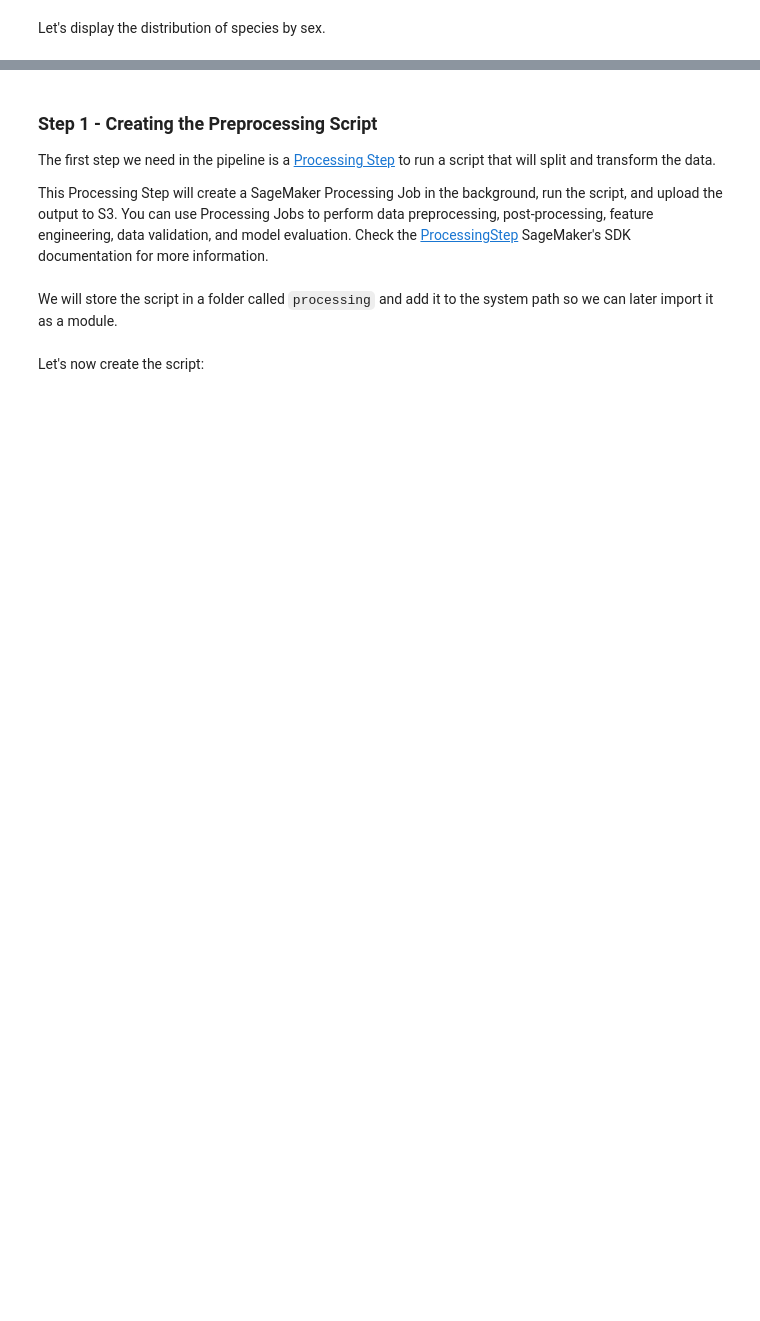
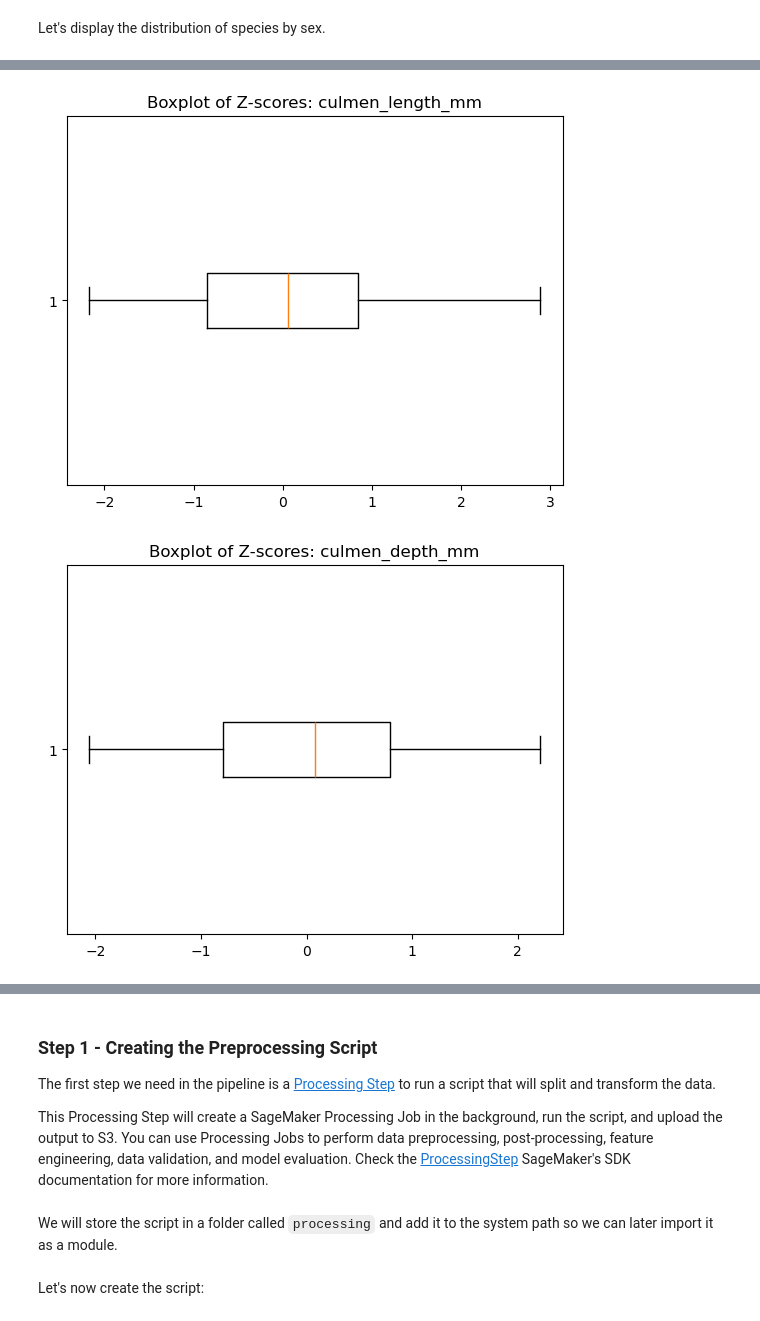
Before and after one commit to ericjauregui/ml_practice, a Jupyter notebook: program/cohort.ipynb, the cells around one changed output, grey strips where cells are left out. Cells and saved outputs as stored; diff of their text form; code cells hidden in the pictures; blank space fills up the shorter version.

```diff
--- a/program/cohort.ipynb
+++ b/program/cohort.ipynb
@@ -380,0 +411,22 @@ plt.show()
+# %%
+from scipy import stats
+
+# Assuming df is your DataFrame
+for col in num_cols:
+    # Calculate Z-scores
+    z_scores = stats.zscore(penguins[col])
+
+    # Create a new figure
+    plt.figure()
+
+    # Create a boxplot of the Z-scores
+    plt.boxplot(z_scores, vert=False)
+
+    # Set the title
+    plt.title(f"Boxplot of Z-scores: {col}")
+
+    # Show the plot
+    plt.show()
+# %% [output]
+[figure, added]
+[figure, added]
```
Also changed, not shown: parts of 76 cells of this notebook.
